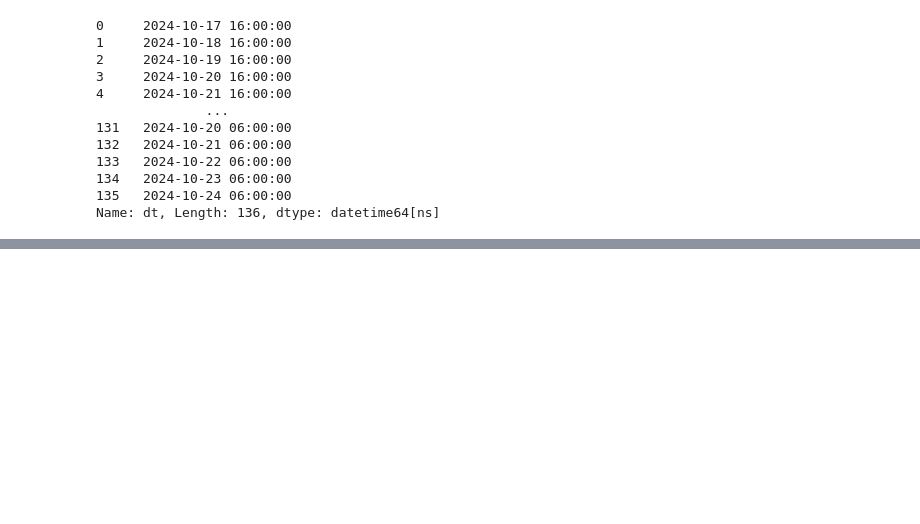
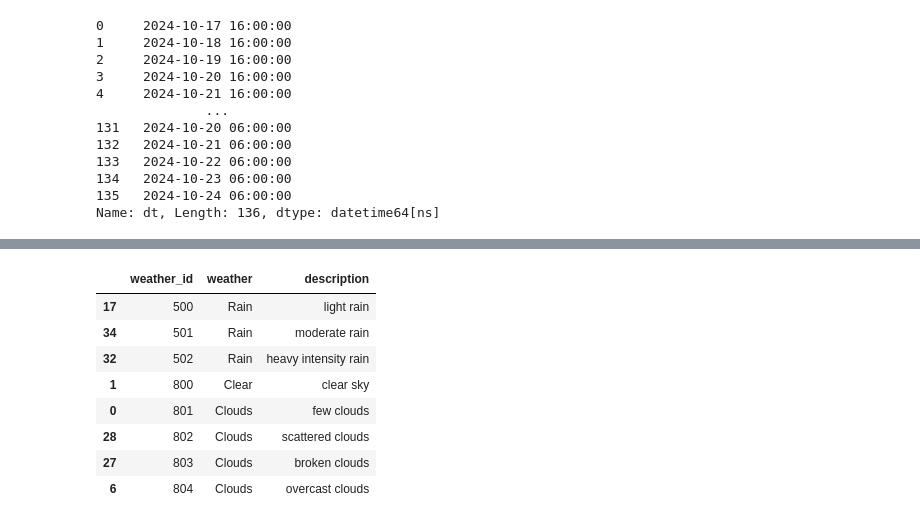
Before and after one commit to reinefakih/BlinkMetrics-Data-Engineering-Project, a Jupyter notebook: testing/transformations_test.ipynb, the cells around one changed output, grey strips where cells are left out. Drawn from its saved outputs; the diff is of its cells as text; code cells hidden in the pictures; blank space fills up the shorter version.

```diff
--- a/testing/transformations_test.ipynb
+++ b/testing/transformations_test.ipynb
@@ -392,4 +465,6 @@ now to repeat this step for temp, weather, and feels like!
 # %%
 temp_exp = exp_df['temp'].apply(pd.Series)
 
+temp_exp = temp_exp.add_prefix('temp_')
+
 exp_df = pd.concat([exp_df.drop(columns=['temp']), temp_exp], axis=1)
@@ -446,0 +606,16 @@ exp_df.head()
+# %%
+dim_weather = weather_exp[['id', 'main', 'description']].drop_duplicates() # taking the df we had already dropping the dupes and adding them to a new df
+dim_weather = dim_weather.rename(columns={'id': 'weather_id', 'main': 'weather'}) # renaming the columns so they are the same as in the warehouse
+dim_weather = dim_weather.sort_values('weather_id', ascending=True) # sorting the rows by the weather_id
+# %%
+dim_weather # making sure it worked
+# %% [output]
+|  | weather_id | weather | description |
+| 17 | 500 | Rain | light rain |
+| 34 | 501 | Rain | moderate rain |
+| 32 | 502 | Rain | heavy intensity rain |
+| 1 | 800 | Clear | clear sky |
+| 0 | 801 | Clouds | few clouds |
+| 28 | 802 | Clouds | scattered clouds |
+| 27 | 803 | Clouds | broken clouds |
+| 6 | 804 | Clouds | overcast clouds |
```
Also changed, not shown: parts of 84 cells of this notebook.
